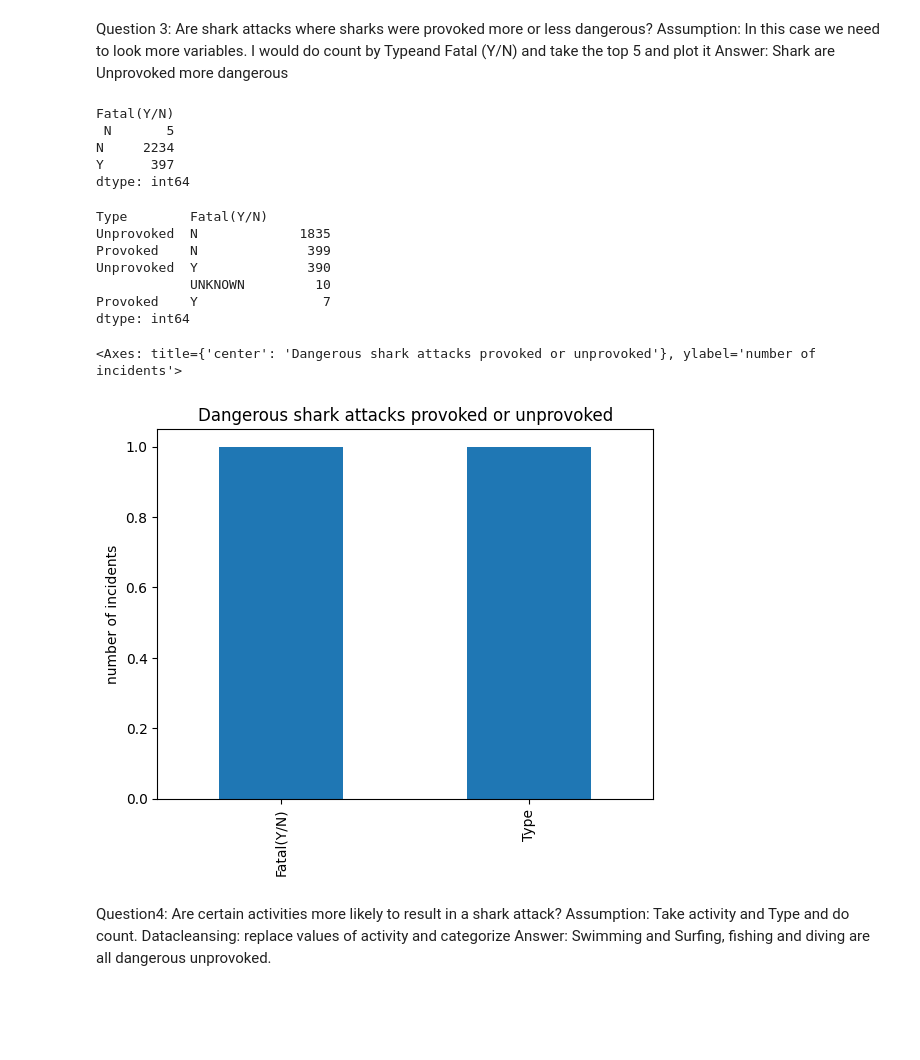
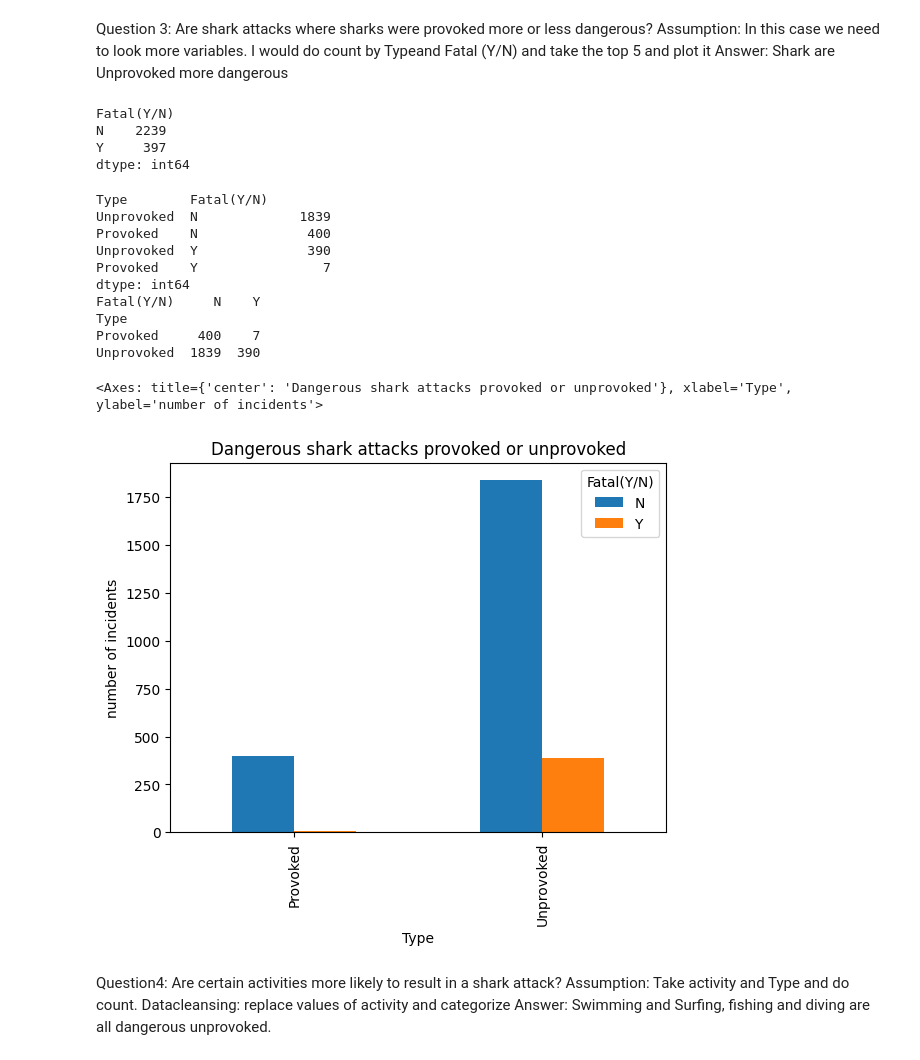
Before and after one commit to ayuksekdag/winacademy_python_dna, a Jupyter notebook: sharkattack/sharkattack.ipynb, the cells around one changed output. Saved outputs shown, nothing was run; the diff lists cells and outputs as text; code cells hidden in the pictures; blank space fills up the shorter version.

```diff
--- a/sharkattack/sharkattack.ipynb
+++ b/sharkattack/sharkattack.ipynb
@@ -169,24 +164,16 @@ prep3 = prep2.copy()
 # Sea Disaster      35
 # Unprovoked      2241
 
-# prep3 = prep3[~prep3['Type'].str.contains('boat', case =False)]
-# prep3 = prep3[~prep3['Type'].str.contains('questionable', case =False)]
-# prep3 = prep3[~prep3['Type'].str.contains('sea', case =False)]
-# prep3 = prep3[~prep3['Type'].str.contains('invalid', case =False)]
+prep3 = prep3[~prep3['Type'].str.contains('boat', case =False)]
+prep3 = prep3[~prep3['Type'].str.contains('questionable', case =False)]
+prep3 = prep3[~prep3['Type'].str.contains('sea', case =False)]
+prep3 = prep3[~prep3['Type'].str.contains('invalid', case =False)]
 
 
-
-prep3 = prep3[~prep3['Fatal(Y/N)'].str.contains('unknown', case =False, na=False)]
-prep3 = prep3[~prep3['Fatal(Y/N)'].str.contains('M', case =False, na=False)]
-prep3 = prep3[~prep3['Fatal(Y/N)'].str.contains('2017', case =False, na=False)]
-
-
-prep3['Fatal(Y/N)']  = prep3['Fatal(Y/N)'].str.replace(':','N', regex=True)
-
-# (prep3
-#  .groupby(['Type'])
-#  .size()
-# )
+(prep3
+ .groupby(['Type'])
+ .size()
+)
 
 (prep3
  .groupby(['Fatal(Y/N)'])
@@ -194,9 +181,8 @@ prep3['Fatal(Y/N)']  = prep3['Fatal(Y/N)'].str.replace(':','N', regex=True)
 )
 # %% [output]
 Fatal(Y/N)
- N       5
-N     2234
-Y      397
+N    2239
+Y     397
 dtype: int64
 # %%
 #solution 1: Aggregate on Species in descending order and do a count (size in pandas), take top5 and plot
@@ -204,43 +190,34 @@ tussen_resultaat_3 = (prep3
  .groupby(['Type','Fatal(Y/N)'])
  .size()
  .sort_values(ascending=[False])
- #.reset_index(name='count')
- .head(5)
 )
-tussen_resultaat_3
+print(tussen_resultaat_3)
 
 # series pivot to dataframe
 # -1 gaat de laatste kolom pivotten zodat fatal count
 # gesplits wordt in aantal N of Y
 # index blijft species nodig voor de x-as
-#ds_ready_for_plot_3 = tussen_resultaat_3.unstack(level=-1)
-
-
-# #plotten maar
-# ds_ready_for_plot_3.plot(kind='bar',stacked=True
-#                        , title='Dangerous types of sharks to humans'
-#                        , ylabel='number of incidents')
+ds_ready_for_plot_3 = tussen_resultaat_3.unstack(level=-1)
+print(ds_ready_for_plot_3)
 # %% [output]
 Type        Fatal(Y/N)
-Unprovoked  N             1835
-Provoked    N              399
+Unprovoked  N             1839
+Provoked    N              400
 Unprovoked  Y              390
-            UNKNOWN         10
 Provoked    Y                7
 dtype: int64
+Fatal(Y/N)     N    Y
+Type
+Provoked     400    7
+Unprovoked  1839  390
 # %%
 #solution 3
-# aggregate on type and injury do a count in descending order. take top 6 and plot
 (ds_ready_for_plot_3
- .groupby(['Type', 'Fatal(Y/N)'])
- .size()
- .sort_values(ascending=[False])
- .head(5)
- .plot(kind = 'bar', stacked=True,  title="Dangerous shark attacks provoked or unprovoked", ylabel="number of incidents")
+ .plot(kind = 'bar', title="Dangerous shark attacks provoked or unprovoked", ylabel="number of incidents")
 )
 # %% [output]
-<Axes: title={'center': 'Dangerous shark attacks provoked or unprovoked'}, ylabel='number of incidents'>
+<Axes: title={'center': 'Dangerous shark attacks provoked or unprovoked'}, xlabel='Type', ylabel='number of incidents'>
-[figure, old version]
+[figure, new version]
 # %% [markdown]
 Question4: Are certain activities more likely to result in a shark attack?
 Assumption: Take activity and Type and do count.
```
Also changed, not shown: parts of 10 cells of this notebook.
